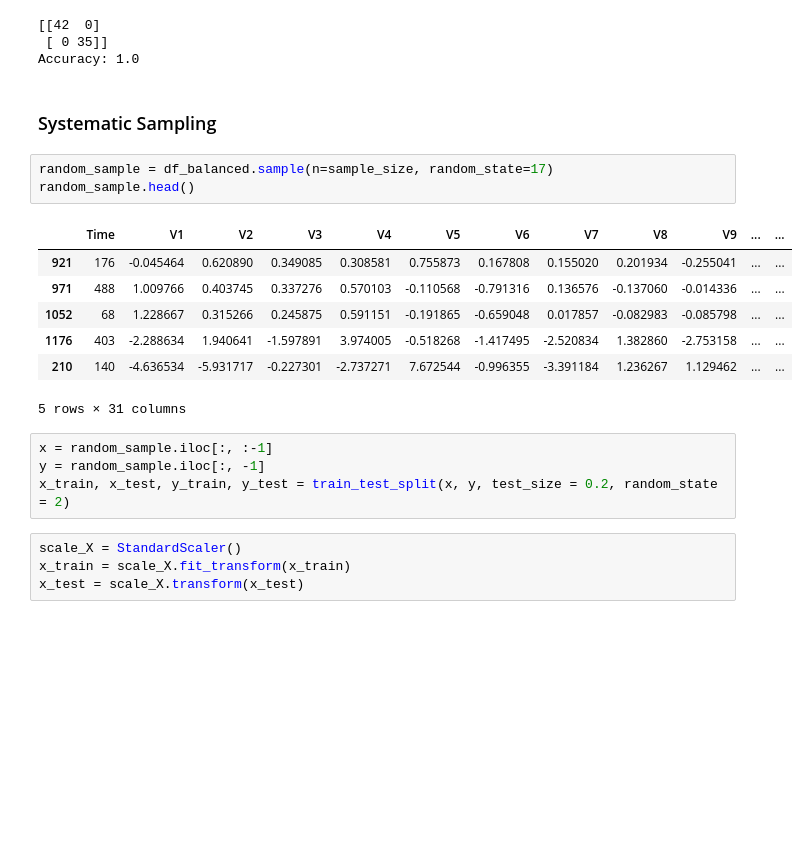
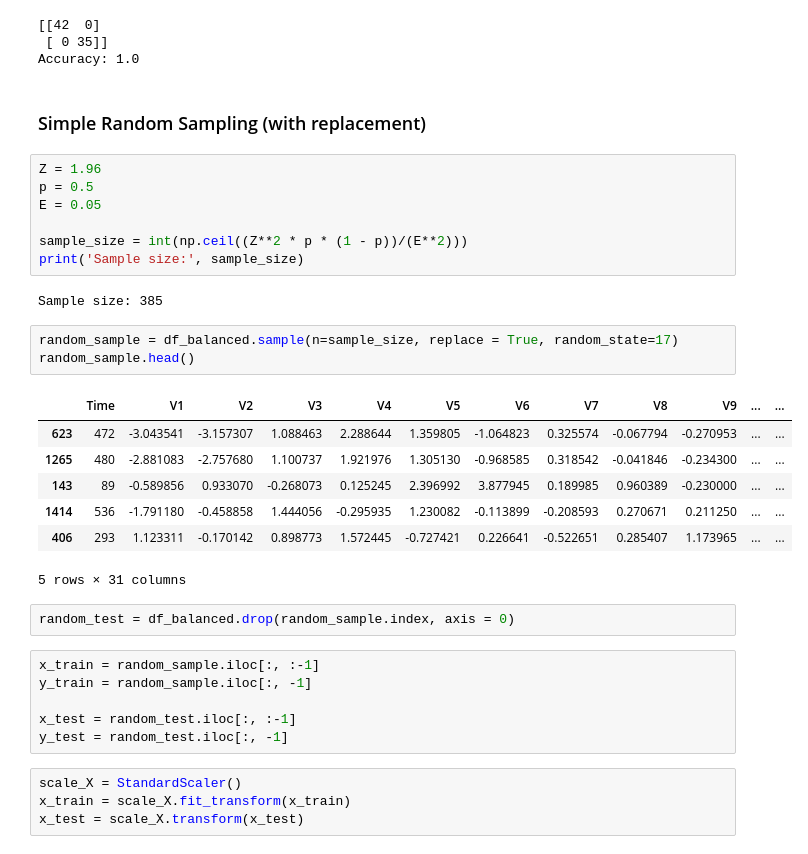
Before and after one commit to amr8ta/Sampling-Assignment-102017017, a Jupyter notebook: sampling.ipynb, the cells around one changed output. Cells and saved outputs as stored; diff of their text form; blank space fills up the shorter version.

Commit message:
All sampling techniques and models

```diff
--- a/sampling.ipynb
+++ b/sampling.ipynb
@@ -202,23 +200,36 @@ print('Accuracy:', S1['M5'])
 [[42  0]
  [ 0 35]]
 Accuracy: 1.0
-# %% [markdown]
-### Systematic Sampling
+# %% [markdown]
+### Simple Random Sampling (with replacement)
+# %%
+Z = 1.96
+p = 0.5
+E = 0.05
+
+sample_size = int(np.ceil((Z**2 * p * (1 - p))/(E**2)))
+print('Sample size:', sample_size)
+# %% [output]
+Sample size: 385
 # %%
-random_sample = df_balanced.sample(n=sample_size, random_state=17)
+random_sample = df_balanced.sample(n=sample_size, replace = True, random_state=17)
 random_sample.head()
 # %% [output]
 |  | Time | V1 | V2 | V3 | V4 | V5 | V6 | V7 | V8 | V9 | ... | ... |
-| 921 | 176 | -0.045464 | 0.620890 | 0.349085 | 0.308581 | 0.755873 | 0.167808 | 0.155020 | 0.201934 | -0.255041 | ... | ... |
-| 971 | 488 | 1.009766 | 0.403745 | 0.337276 | 0.570103 | -0.110568 | -0.791316 | 0.136576 | -0.137060 | -0.014336 | ... | ... |
-| 1052 | 68 | 1.228667 | 0.315266 | 0.245875 | 0.591151 | -0.191865 | -0.659048 | 0.017857 | -0.082983 | -0.085798 | ... | ... |
-| 1176 | 403 | -2.288634 | 1.940641 | -1.597891 | 3.974005 | -0.518268 | -1.417495 | -2.520834 | 1.382860 | -2.753158 | ... | ... |
-| 210 | 140 | -4.636534 | -5.931717 | -0.227301 | -2.737271 | 7.672544 | -0.996355 | -3.391184 | 1.236267 | 1.129462 | ... | ... |
+| 623 | 472 | -3.043541 | -3.157307 | 1.088463 | 2.288644 | 1.359805 | -1.064823 | 0.325574 | -0.067794 | -0.270953 | ... | ... |
+| 1265 | 480 | -2.881083 | -2.757680 | 1.100737 | 1.921976 | 1.305130 | -0.968585 | 0.318542 | -0.041846 | -0.234300 | ... | ... |
+| 143 | 89 | -0.589856 | 0.933070 | -0.268073 | 0.125245 | 2.396992 | 3.877945 | 0.189985 | 0.960389 | -0.230000 | ... | ... |
+| 1414 | 536 | -1.791180 | -0.458858 | 1.444056 | -0.295935 | 1.230082 | -0.113899 | -0.208593 | 0.270671 | 0.211250 | ... | ... |
+| 406 | 293 | 1.123311 | -0.170142 | 0.898773 | 1.572445 | -0.727421 | 0.226641 | -0.522651 | 0.285407 | 1.173965 | ... | ... |
 5 rows × 31 columns
-# %%
-x = random_sample.iloc[:, :-1]
-y = random_sample.iloc[:, -1]
-x_train, x_test, y_train, y_test = train_test_split(x, y, test_size = 0.2, random_state = 2)
+# %%
+random_test = df_balanced.drop(random_sample.index, axis = 0)
+# %%
+x_train = random_sample.iloc[:, :-1]
+y_train = random_sample.iloc[:, -1]
+
+x_test = random_test.iloc[:, :-1]
+y_test = random_test.iloc[:, -1]
 # %%
 scale_X = StandardScaler()
 x_train = scale_X.fit_transform(x_train)
```
Also changed, not shown: parts of 80 cells of this notebook.
